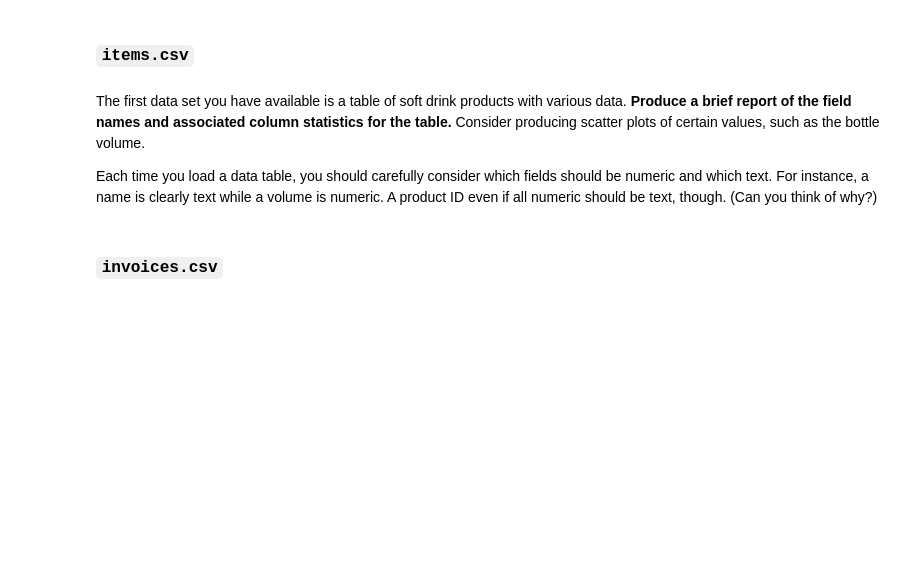
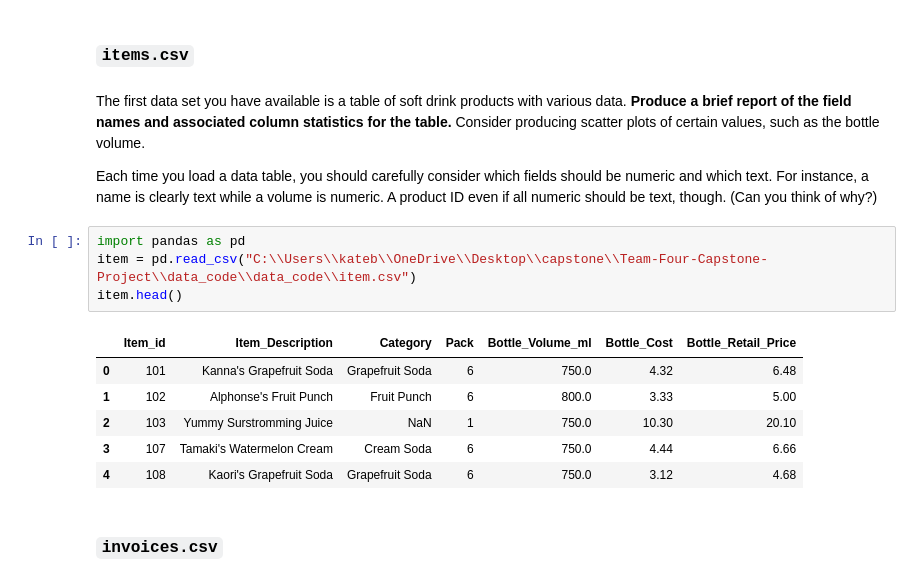
Before and after one commit to gioauricchio/Team-Four-Capstone-Project, a Jupyter notebook: Capstone Project.ipynb, the cells around one changed output. Cells and saved outputs as stored; diff of their text form; blank space fills up the shorter version.

```diff
--- a/Capstone Project.ipynb
+++ b/Capstone Project.ipynb
@@ -24,6 +24,17 @@ In general, feel free to reach out to me.  Follow the outline, but make this _yo
 The first data set you have available is a table of soft drink products with various data.  **Produce a brief report of the field names and associated column statistics for the table.**  Consider producing scatter plots of certain values, such as the bottle volume.
 
 Each time you load a data table, you should carefully consider which fields should be numeric and which text.  For instance, a name is clearly text while a volume is numeric.  A product ID even if all numeric should be text, though.  (Can you think of why?)
+# %%
+import pandas as pd
+item = pd.read_csv("C:\\Users\\kateb\\OneDrive\\Desktop\\capstone\\Team-Four-Capstone-Project\\data_code\\data_code\\item.csv")
+item.head()
+# %% [output]
+|  | Item_id | Item_Description | Category | Pack | Bottle_Volume_ml | Bottle_Cost | Bottle_Retail_Price |
+| 0 | 101 | Kanna's Grapefruit Soda | Grapefruit Soda | 6 | 750.0 | 4.32 | 6.48 |
+| 1 | 102 | Alphonse's Fruit Punch | Fruit Punch | 6 | 800.0 | 3.33 | 5.00 |
+| 2 | 103 | Yummy Surstromming Juice | NaN | 1 | 750.0 | 10.30 | 20.10 |
+| 3 | 107 | Tamaki's Watermelon Cream | Cream Soda | 6 | 750.0 | 4.44 | 6.66 |
+| 4 | 108 | Kaori's Grapefruit Soda | Grapefruit Soda | 6 | 750.0 | 3.12 | 4.68 |
 # %% [markdown]
 ### `invoices.csv`
 # %% [markdown]
```
Also changed, not shown: parts of 6 cells of this notebook.
